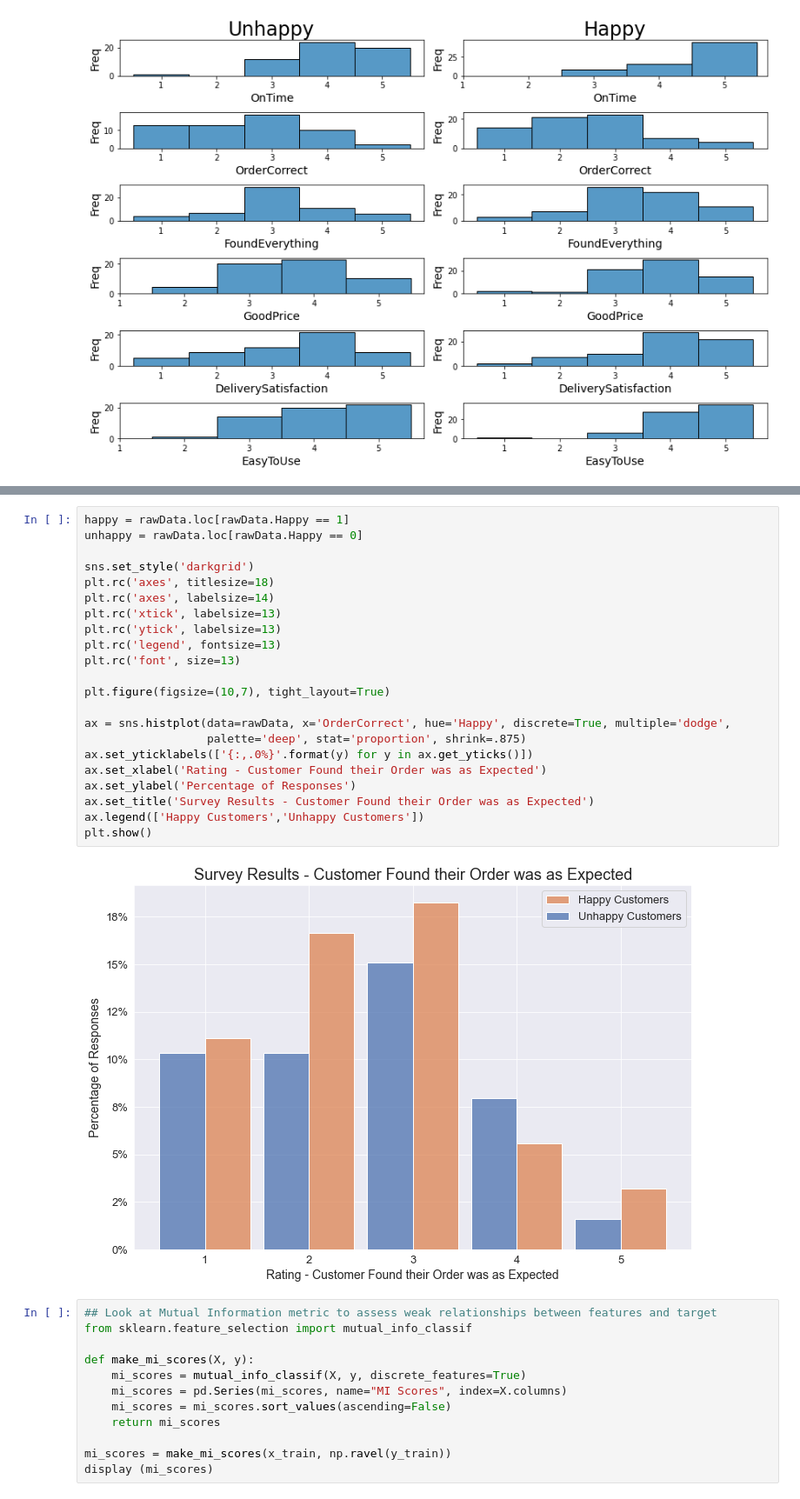
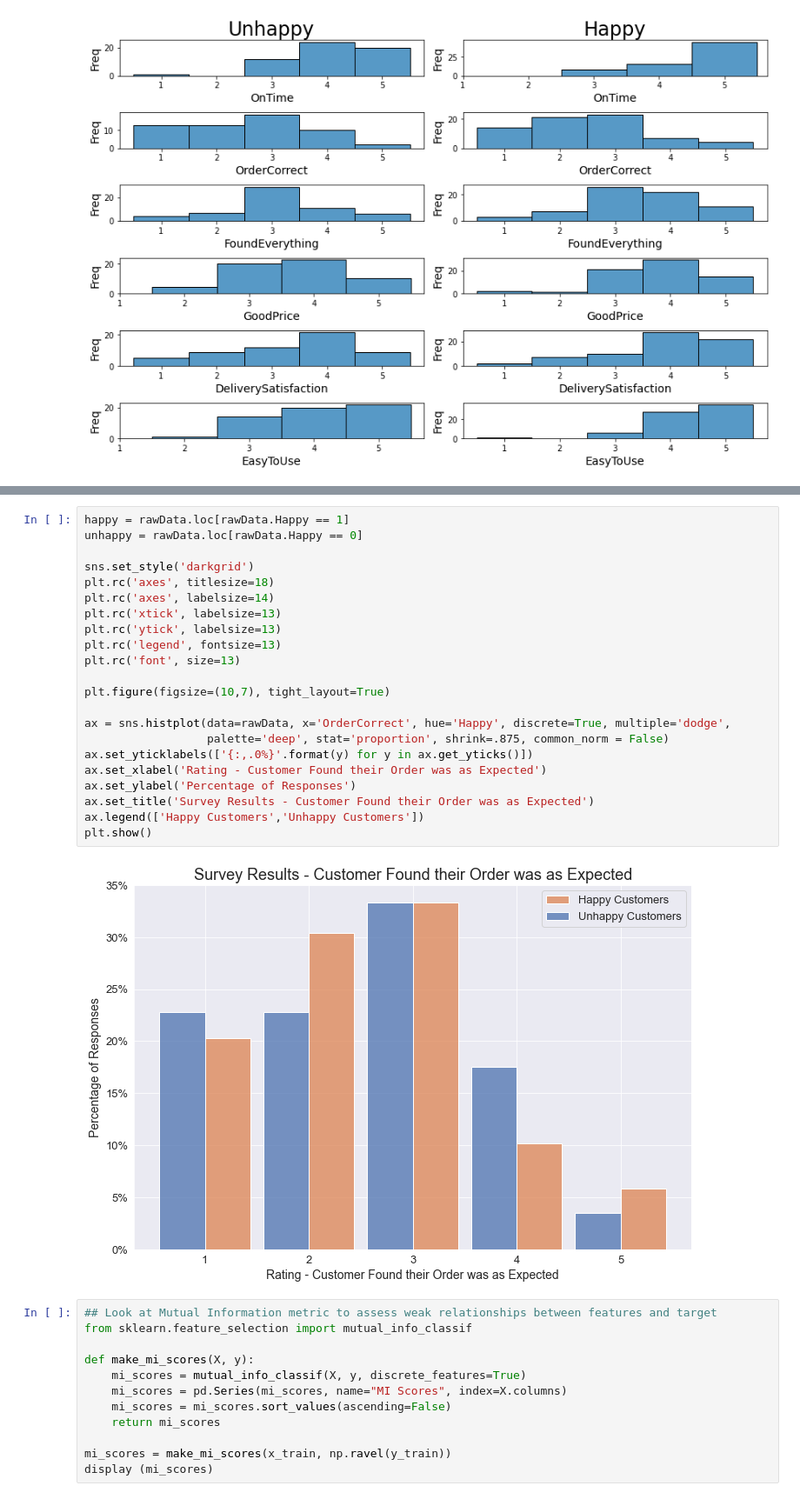
Before and after one commit to jamelvin/K85eN3vyoFJwCQ3W, a Jupyter notebook: SurveyAnalysis.ipynb, the cells around one changed output, grey strips where cells are left out. Shown at 87% size. Cells and saved outputs as stored; diff of their text form.

```diff
--- a/SurveyAnalysis.ipynb
+++ b/SurveyAnalysis.ipynb
@@ -240,27 +247,27 @@ plt.show()
 # %%
 happy = rawData.loc[rawData.Happy == 1]
 unhappy = rawData.loc[rawData.Happy == 0]
 
 sns.set_style('darkgrid')
 plt.rc('axes', titlesize=18)
 plt.rc('axes', labelsize=14)
 plt.rc('xtick', labelsize=13)
 plt.rc('ytick', labelsize=13)
 plt.rc('legend', fontsize=13)
 plt.rc('font', size=13)
 
 plt.figure(figsize=(10,7), tight_layout=True)
 
 ax = sns.histplot(data=rawData, x='OrderCorrect', hue='Happy', discrete=True, multiple='dodge',
-                  palette='deep', stat='proportion', shrink=.875)
+                  palette='deep', stat='proportion', shrink=.875, common_norm = False)
 ax.set_yticklabels(['{:,.0%}'.format(y) for y in ax.get_yticks()])
 ax.set_xlabel('Rating - Customer Found their Order was as Expected')
 ax.set_ylabel('Percentage of Responses')
 ax.set_title('Survey Results - Customer Found their Order was as Expected')
 ax.legend(['Happy Customers','Unhappy Customers'])
 plt.show()
 # %% [output]
-[figure, old version]
+[figure, new version]
 # %%
 ## Look at Mutual Information metric to assess weak relationships between features and target
 from sklearn.feature_selection import mutual_info_classif
```
Also changed, not shown: parts of 2 cells of this notebook.
